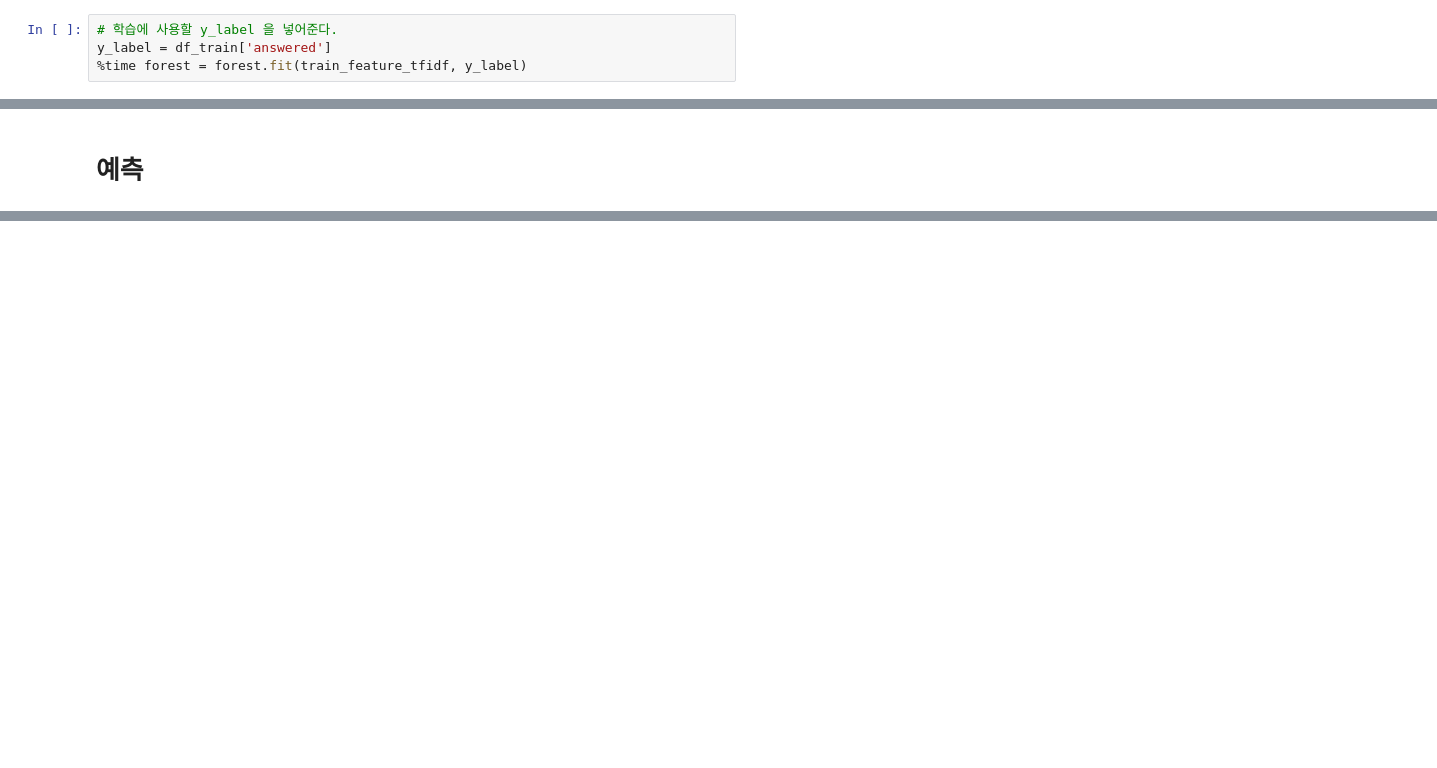
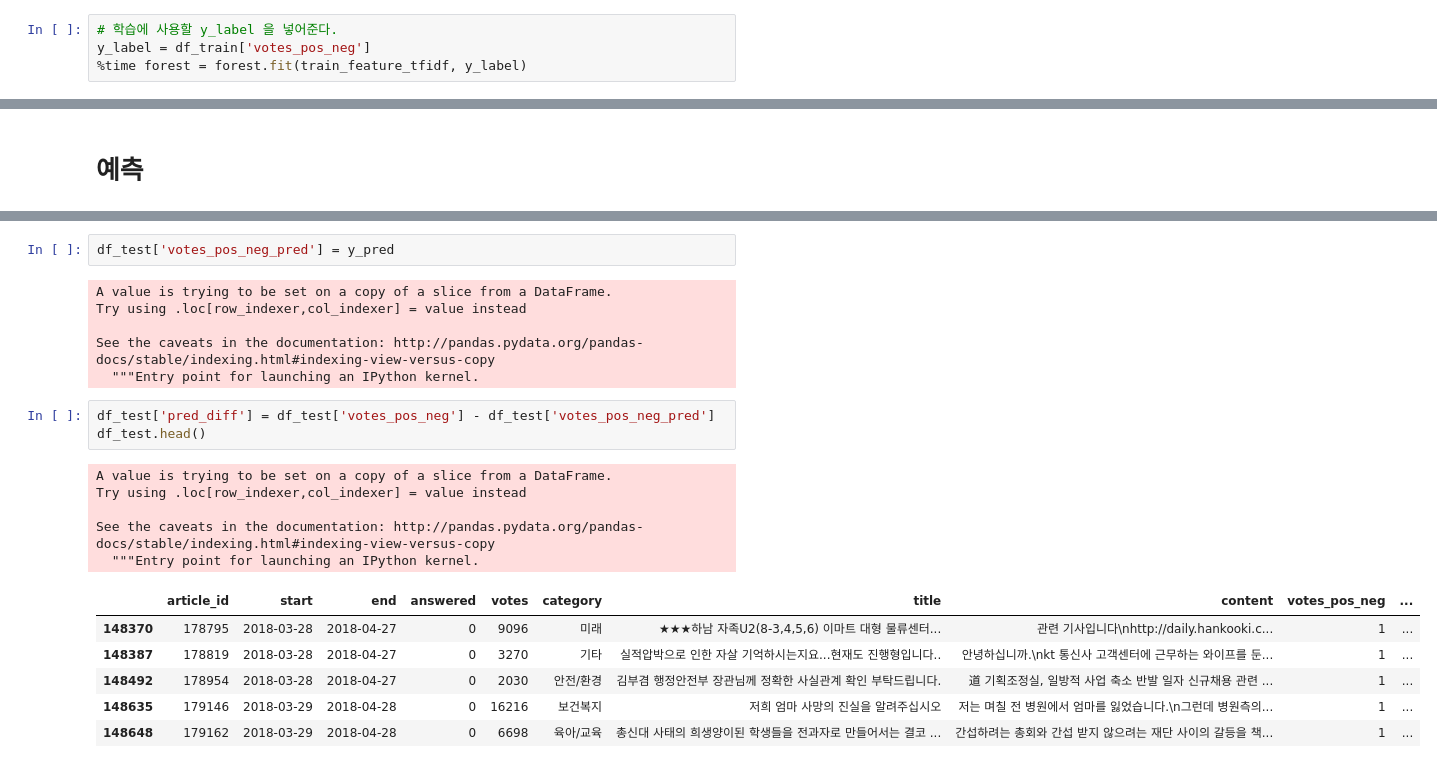
Before and after one commit to corazzon/petitionWrangling, a Jupyter notebook: binary_classification.ipynb, the cells around one changed output, grey strips where cells are left out. Saved outputs shown, nothing was run; the diff lists cells and outputs as text; blank space fills up the shorter version.

```diff
--- a/binary_classification.ipynb
+++ b/binary_classification.ipynb
@@ -281,6 +311,6 @@ RandomForestClassifier(bootstrap=True, class_weight=None, criterion='gini',
             warm_start=False)
 # %%
 # 학습에 사용할 y_label 을 넣어준다.
-y_label = df_train['answered']
+y_label = df_train['votes_pos_neg']
 %time forest = forest.fit(train_feature_tfidf, y_label)
 # %% [output]
@@ -339,0 +367,23 @@ y_pred.shape
+# %%
+df_test['votes_pos_neg_pred'] = y_pred
+# %% [output]
+A value is trying to be set on a copy of a slice from a DataFrame.
+Try using .loc[row_indexer,col_indexer] = value instead
+
+See the caveats in the documentation: http://pandas.pydata.org/pandas-docs/stable/indexing.html#indexing-view-versus-copy
+  """Entry point for launching an IPython kernel.
+# %%
+df_test['pred_diff'] = df_test['votes_pos_neg'] - df_test['votes_pos_neg_pred']
+df_test.head()
+# %% [output]
+A value is trying to be set on a copy of a slice from a DataFrame.
+Try using .loc[row_indexer,col_indexer] = value instead
+
+See the caveats in the documentation: http://pandas.pydata.org/pandas-docs/stable/indexing.html#indexing-view-versus-copy
+  """Entry point for launching an IPython kernel.
+|  | article_id | start | end | answered | votes | category | title | content | votes_pos_neg | ... |
+| 148370 | 178795 | 2018-03-28 | 2018-04-27 | 0 | 9096 | 미래 | ★★★하남 자족U2(8-3,4,5,6) 이마트 대형 물류센터... | 관련 기사입니다\nhttp://daily.hankooki.c... | 1 | ... |
+| 148387 | 178819 | 2018-03-28 | 2018-04-27 | 0 | 3270 | 기타 | 실적압박으로 인한 자살 기억하시는지요...현재도 진행형입니다.. | 안녕하십니까.\nkt 통신사 고객센터에 근무하는 와이프를 둔... | 1 | ... |
+| 148492 | 178954 | 2018-03-28 | 2018-04-27 | 0 | 2030 | 안전/환경 | 김부겸 행정안전부 장관님께 정확한 사실관계 확인 부탁드립니다. | 道 기획조정실, 일방적 사업 축소 반발 일자 신규채용 관련 ... | 1 | ... |
+| 148635 | 179146 | 2018-03-29 | 2018-04-28 | 0 | 16216 | 보건복지 | 저희 엄마 사망의 진실을 알려주십시오 | 저는 며칠 전 병원에서 엄마를 잃었습니다.\n그런데 병원측의... | 1 | ... |
+| 148648 | 179162 | 2018-03-29 | 2018-04-28 | 0 | 6698 | 육아/교육 | 총신대 사태의 희생양이된 학생들을 전과자로 만들어서는 결코 ... | 간섭하려는 총회와 간섭 받지 않으려는 재단 사이의 갈등을 책... | 1 | ... |
```
Also changed, not shown: parts of 56 cells of this notebook.
